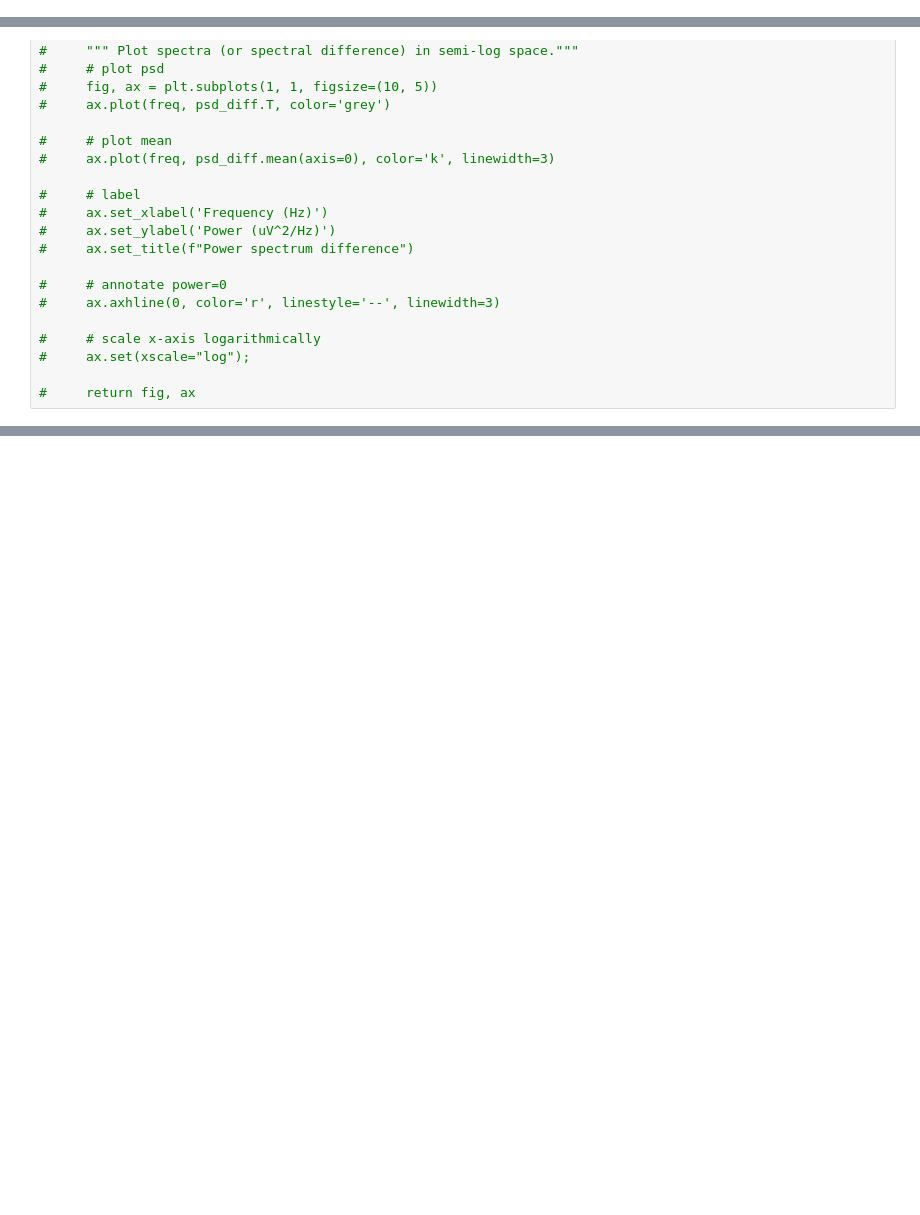
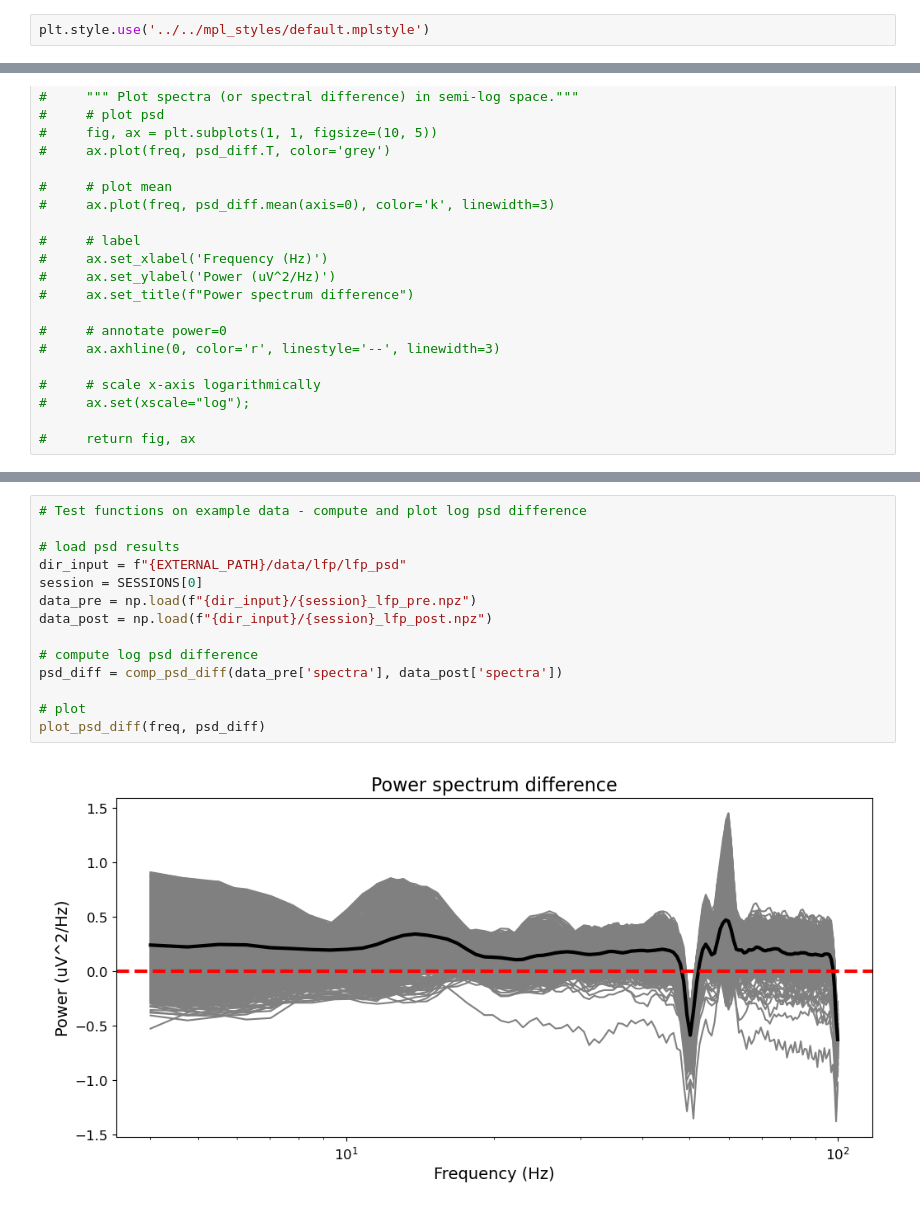
Before and after one commit to voytekresearch/v1_v4_1024_elec, a Jupyter notebook: notebooks/plotting/plot_spectra.ipynb, the cells around one changed output, grey strips where cells are left out. Cells and saved outputs as stored; diff of their text form; blank space fills up the shorter version.

```diff
--- a/notebooks/plotting/plot_spectra.ipynb
+++ b/notebooks/plotting/plot_spectra.ipynb
@@ -39,0 +32,2 @@ for path in [PROJECT_PATH, EXTERNAL_PATH]:
+# %%
+plt.style.use('../../mpl_styles/default.mplstyle')
@@ -268,0 +200,16 @@ for i_session in range(len(SESSIONS)):
+# %%
+# Test functions on example data - compute and plot log psd difference
+
+# load psd results
+dir_input = f"{EXTERNAL_PATH}/data/lfp/lfp_psd"
+session = SESSIONS[0]
+data_pre = np.load(f"{dir_input}/{session}_lfp_pre.npz")
+data_post = np.load(f"{dir_input}/{session}_lfp_post.npz")
+
+# compute log psd difference
+psd_diff = comp_psd_diff(data_pre['spectra'], data_post['spectra'])
+
+# plot
+plot_psd_diff(freq, psd_diff)
+# %% [output]
+[figure, added]
```
Also changed, not shown: parts of 12 cells of this notebook.
